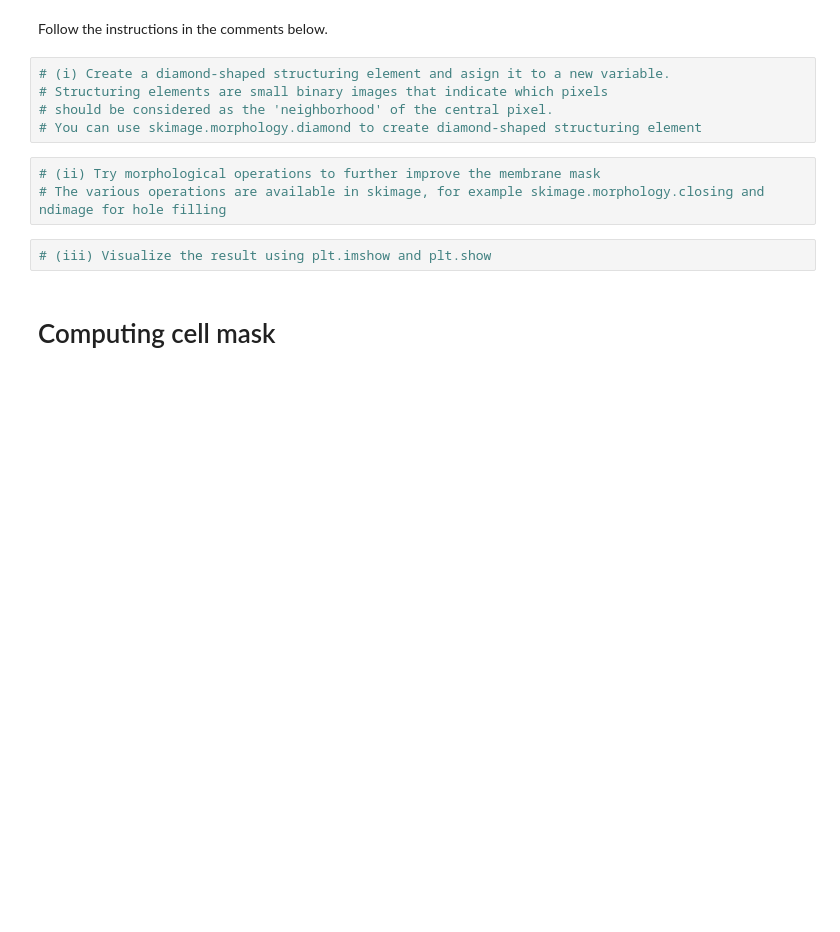
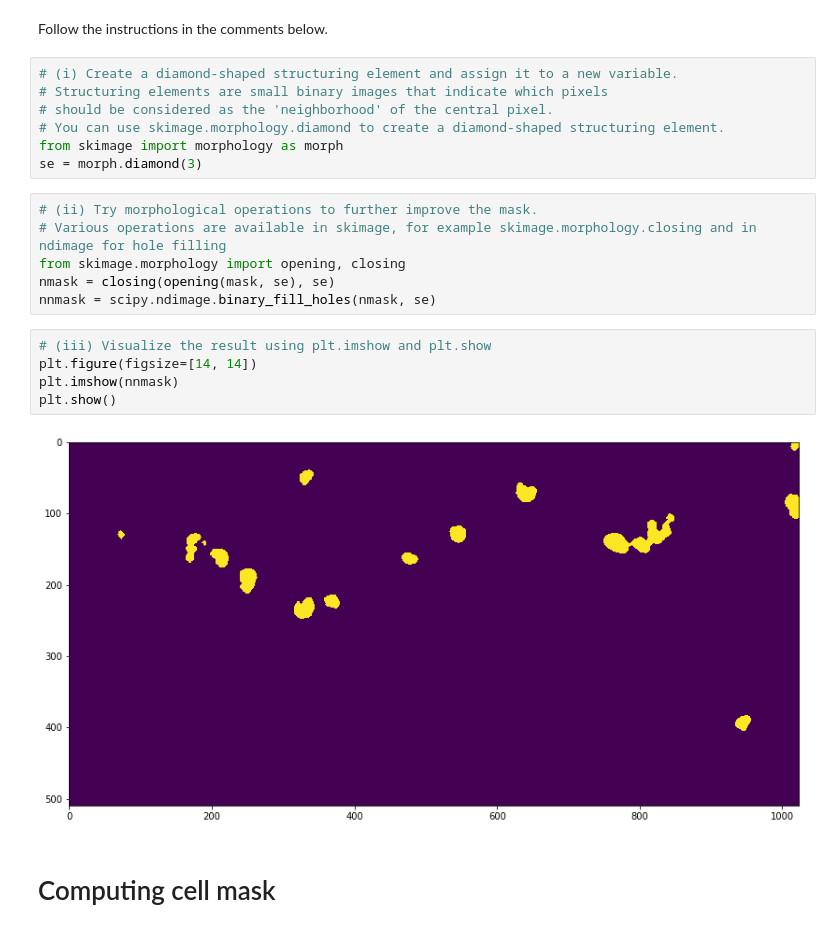
Before and after one commit to volker-baecker/jupyter-workshop-mifobio-2018, a Jupyter notebook: exercices/tuto_image_analysis_pipeline.ipynb, the cells around one changed output. Cells and saved outputs as stored; diff of their text form; blank space fills up the shorter version.

```diff
--- a/exercices/tuto_image_analysis_pipeline.ipynb
+++ b/exercices/tuto_image_analysis_pipeline.ipynb
@@ -203,15 +216,25 @@ Finally, there are also some more complicated morphological operations, such as
 # %% [markdown]
 Follow the instructions in the comments below.
 # %%
-# (i) Create a diamond-shaped structuring element and asign it to a new variable.
+# (i) Create a diamond-shaped structuring element and assign it to a new variable.
 # Structuring elements are small binary images that indicate which pixels
 # should be considered as the 'neighborhood' of the central pixel.
-# You can use skimage.morphology.diamond to create diamond-shaped structuring element
+# You can use skimage.morphology.diamond to create a diamond-shaped structuring element.
+from skimage import morphology as morph
+se = morph.diamond(3)
 # %%
-# (ii) Try morphological operations to further improve the membrane mask
-# The various operations are available in skimage, for example skimage.morphology.closing and ndimage for hole filling
+# (ii) Try morphological operations to further improve the mask.
+# Various operations are available in skimage, for example skimage.morphology.closing and in ndimage for hole filling
+from skimage.morphology import opening, closing
+nmask = closing(opening(mask, se), se)
+nnmask = scipy.ndimage.binary_fill_holes(nmask, se)
 # %%
 # (iii) Visualize the result using plt.imshow and plt.show
+plt.figure(figsize=[14, 14])
+plt.imshow(nnmask)
+plt.show()
+# %% [output]
+[figure, added]
 # %% [markdown]
 # Computing cell mask
 # %% [markdown]
```
Also changed, not shown: parts of 1 cell of this notebook.
